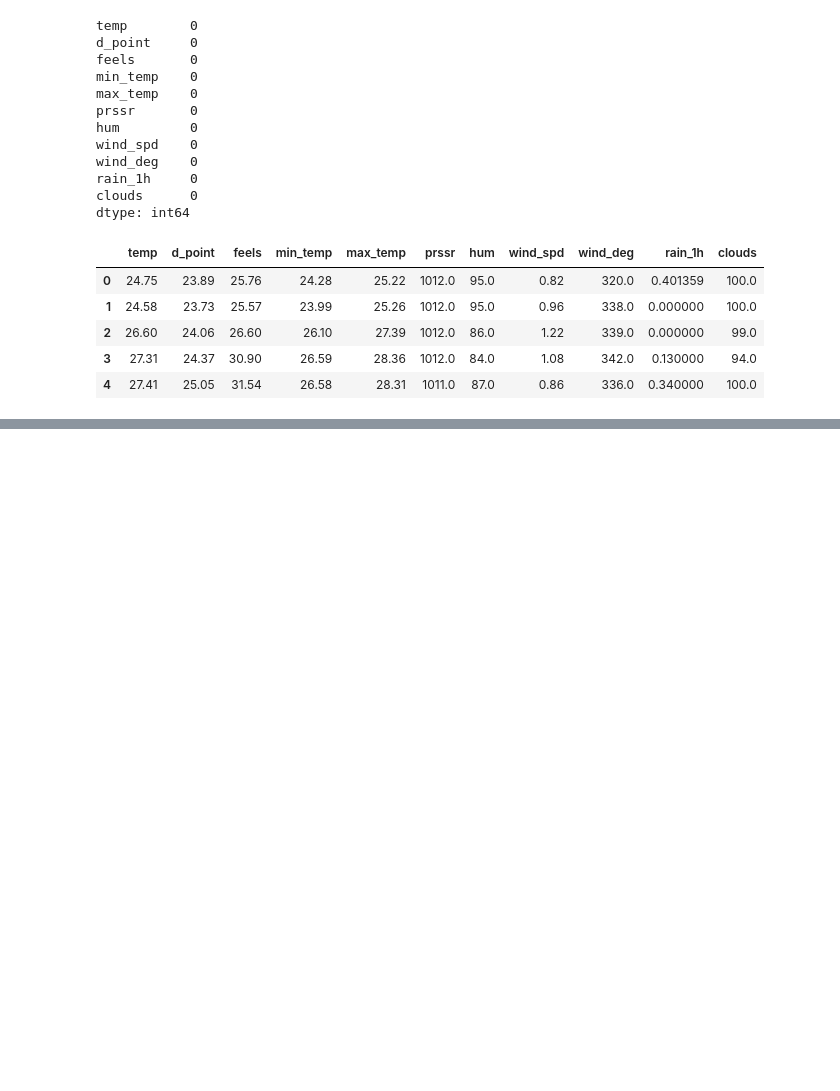
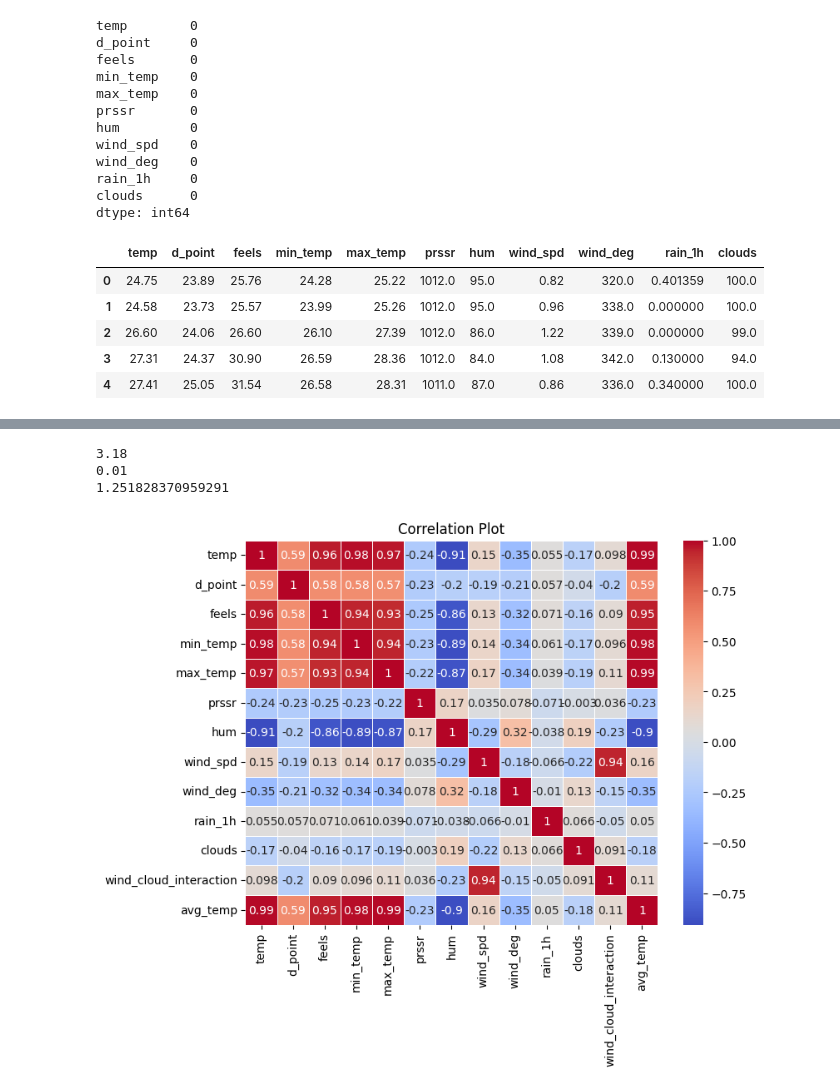
Before and after one commit to aymanrafif/rainforecasting_dq, a Jupyter notebook: arima_model1.ipynb, the cells around one changed output, grey strips where cells are left out. Cells and saved outputs as stored; diff of their text form; code cells hidden in the pictures; blank space fills up the shorter version.

```diff
--- a/arima_model1.ipynb
+++ b/arima_model1.ipynb
@@ -160,3 +206,22 @@ train_filled.head()
+# %%
+print(train_filled['wind_spd'].max())
+print(train_filled['wind_spd'].min())
+print(train_filled['wind_spd'].mean())
+# %% [output]
+3.18
+0.01
+1.251828370959291
+# %%
+# Calculate the correlation matrix
+correlation_matrix2 = train_filled.corr()
+
+# Create a heatmap using Seaborn
+plt.figure(figsize=(8, 6))
+sns.heatmap(correlation_matrix2, annot=True, cmap='coolwarm', linewidths=0.5)
+plt.title('Correlation Plot')
+plt.show()
+# %% [output]
+[figure, added]
 # %%
 from sklearn.preprocessing import MinMaxScaler
 
```
Also changed, not shown: parts of 20 cells of this notebook, 2 other files.
